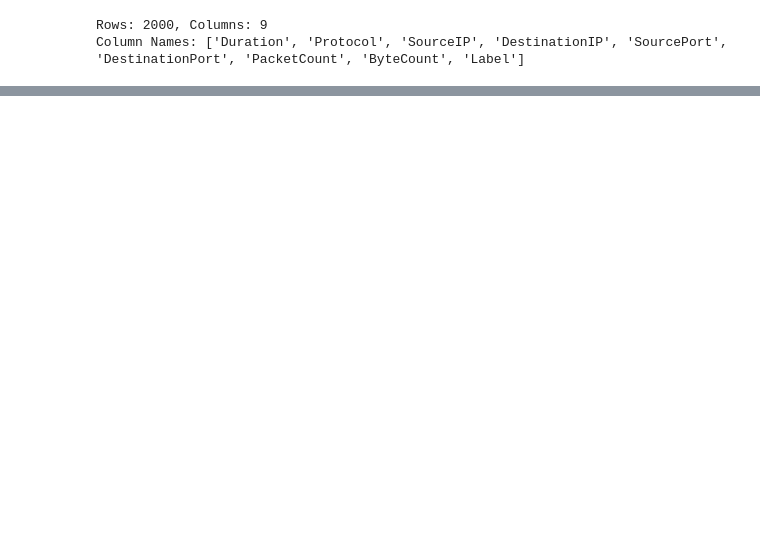
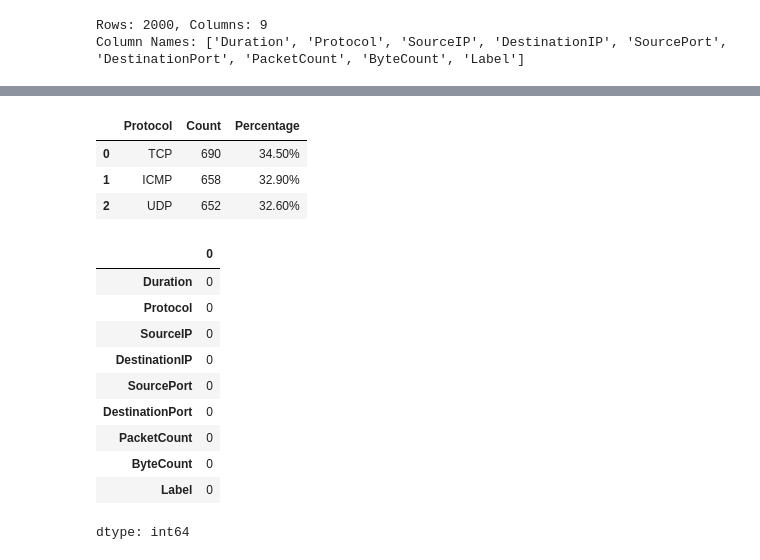
Before and after one commit to anthonyfeaster/UCB-AIML, a Jupyter notebook: Capstone/capstone.ipynb, the cells around one changed output, grey strips where cells are left out. Saved outputs shown, nothing was run; the diff lists cells and outputs as text; code cells hidden in the pictures; blank space fills up the shorter version.

```diff
--- a/Capstone/capstone.ipynb
+++ b/Capstone/capstone.ipynb
@@ -60,0 +107,25 @@ Column Names: ['Duration', 'Protocol', 'SourceIP', 'DestinationIP', 'SourcePort'
+# %%
+protocol_summary = df['Protocol'].value_counts().reset_index()
+protocol_summary.columns = ['Protocol', 'Count']
+protocol_summary['Percentage'] = (protocol_summary['Count'] / protocol_summary['Count'].sum() * 100).map("{:.2f}%".format)
+
+protocol_summary
+# %% [output]
+|  | Protocol | Count | Percentage |
+| 0 | TCP | 690 | 34.50% |
+| 1 | ICMP | 658 | 32.90% |
+| 2 | UDP | 652 | 32.60% |
+# %%
+df.isnull().sum()
+# %% [output]
+|  | 0 |
+| Duration | 0 |
+| Protocol | 0 |
+| SourceIP | 0 |
+| DestinationIP | 0 |
+| SourcePort | 0 |
+| DestinationPort | 0 |
+| PacketCount | 0 |
+| ByteCount | 0 |
+| Label | 0 |
+dtype: int64
```
Also changed, not shown: parts of 9 cells of this notebook.
